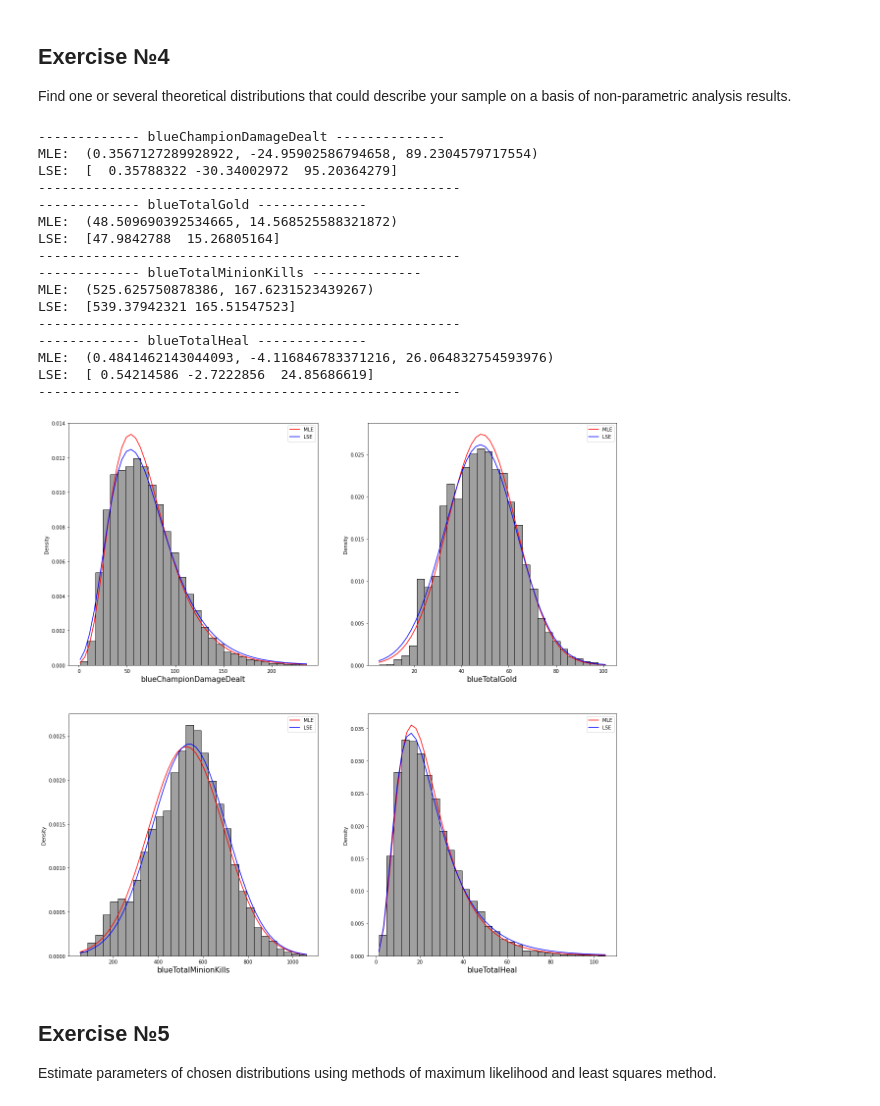
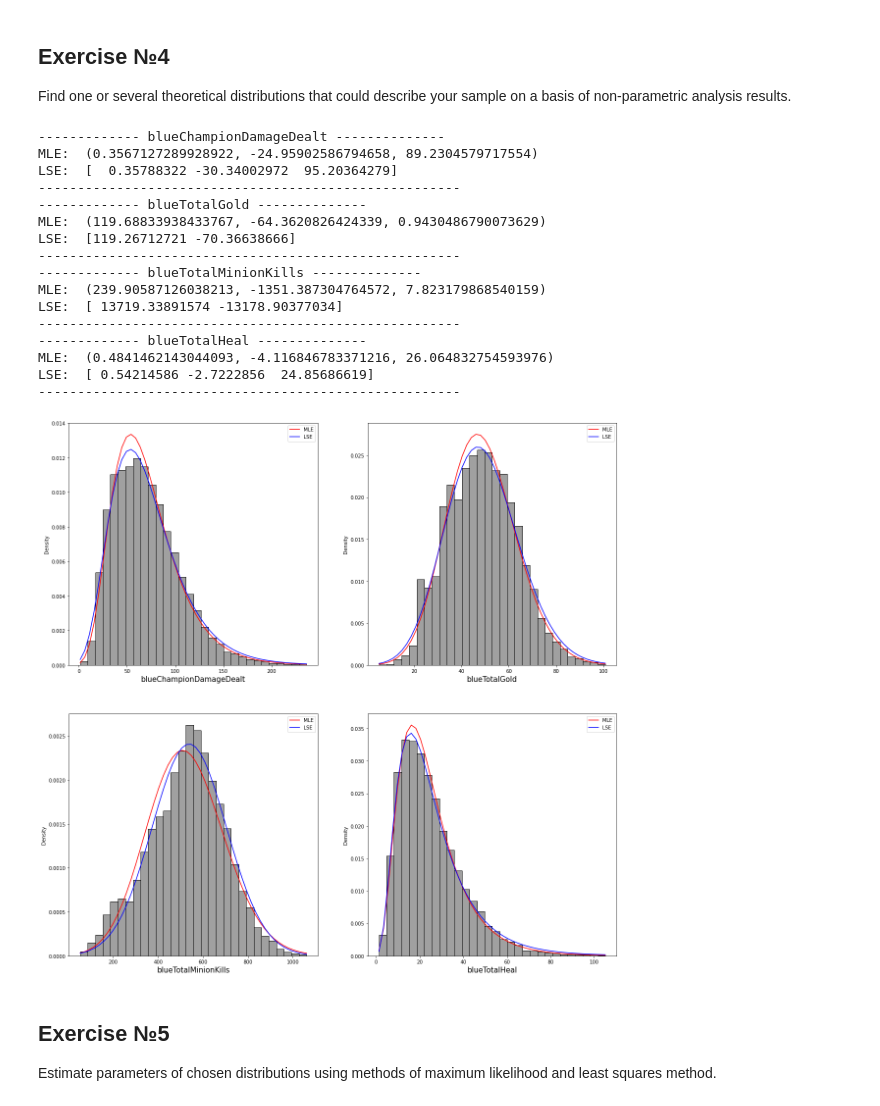
Before and after one commit to vandosik/M-M-MSA, a Jupyter notebook: Lab_1/lab_1.ipynb, the cells around one changed output. Drawn from its saved outputs; the diff is of its cells as text; code cells hidden in the pictures.

Commit message:
Lab_1: Changed norm distrib to vhi2, Removed BUG with historeamm in ex4

```diff
--- a/Lab_1/lab_1.ipynb
+++ b/Lab_1/lab_1.ipynb
@@ -167,8 +167,8 @@ for i in range(2):
     for j in range(2):
     # Determination of the parameters of the distribution
         col_name = col_names[col_idx]
-        # Prepare data for least squares method BUG: ax (not axes) stands here not to print this hist
-        hist_data = ax[i, j].hist(source_df[col_name], density=True, bins=50, color='grey') # BUG: Why is this plot not visible????
+        # Prepare data for least squares method, but do not show this histogramm
+        hist_data = axes[i, j].hist(source_df[col_name], density=True, bins=50, color='grey', visible=False)
         sns.histplot(source_df[col_name], kde=False, bins=30, stat='density', ax=axes[i, j], palette='Set3', color = 'grey')
         min_amount, max_amount = source_df[col_name].min(), source_df[col_name].max()
 
@@ -191,10 +191,9 @@ for i in range(2):
             pdf_mle = sp.stats.lognorm.pdf(x, *mle_params)
 
         elif col_name == 'blueTotalGold' or "blueTotalMinionKills":
-            mle_params = sp.stats.norm.fit(source_df[col_name])
+            mle_params = sp.stats.chi2.fit(source_df[col_name], loc=1.1, scale=1.1)
             print("MLE: ", mle_params)
-            pdf_mle = sp.stats.norm.pdf(x, *mle_params)
-
+            pdf_mle = sp.stats.chi2.pdf(x, *mle_params)
 
 
         axes[i, j].plot(x, pdf_mle, color='r', label="MLE")
@@ -213,45 +212,45 @@ for i in range(2):
             pdf_lsm = sp.stats.lognorm.pdf(x, *lse_params.x)
 
         elif col_name == 'blueTotalGold' or "blueTotalMinionKills":
-            def norm(arg_x, loc, scale):
-                return sp.stats.norm.pdf(arg_x, loc, scale)
+            def chi2(arg_x, loc, scale):
+                return sp.stats.chi2.pdf(arg_x, loc, scale)
 
             def lst_sqrs(par_ar, gt, x):
                 loc, scale = par_ar
-                return sum((gt - norm(x, loc, scale))**2)
+                return sum((gt - chi2(x, loc, scale))**2)
 
             lse_params = minimize(lst_sqrs, [10., 10.], method = 'Nelder-Mead', args=(hist_vals, hist_bins), tol=0.001, options={'disp': False})
             print("LSE: ",lse_params.x)
-            pdf_lsm = sp.stats.norm.pdf(x, *lse_params.x)
+            pdf_lsm = sp.stats.chi2.pdf(x, *lse_params.x)
 
 
         mle_params_list.append(mle_params)
-        lse_params_list.append(lse_params)
+        lse_params_list.append(lse_params.x)
 
         axes[i, j].plot(x, pdf_lsm, color='b', label='LSE')
         axes[i, j].set_xlabel(col_names[col_idx], fontsize = 15)
         axes[i, j].legend()
         col_idx += 1
 
         print("------------------------------------------------------")
 # %% [output]
 ------------- blueChampionDamageDealt --------------
 MLE:  (0.3567127289928922, -24.95902586794658, 89.2304579717554)
 LSE:  [  0.35788322 -30.34002972  95.20364279]
 ------------------------------------------------------
 ------------- blueTotalGold --------------
-MLE:  (48.509690392534665, 14.568525588321872)
-LSE:  [47.9842788  15.26805164]
+MLE:  (119.68833938433767, -64.3620826424339, 0.9430486790073629)
+LSE:  [119.26712721 -70.36638666]
 ------------------------------------------------------
 ------------- blueTotalMinionKills --------------
-MLE:  (525.625750878386, 167.6231523439267)
-LSE:  [539.37942321 165.51547523]
+MLE:  (239.90587126038213, -1351.387304764572, 7.823179868540159)
+LSE:  [ 13719.33891574 -13178.90377034]
 ------------------------------------------------------
 ------------- blueTotalHeal --------------
 MLE:  (0.4841462143044093, -4.116846783371216, 26.064832754593976)
 LSE:  [ 0.54214586 -2.7222856  24.85686619]
 ------------------------------------------------------
-[figure, old version]
+[figure, new version]
 # %% [markdown]
 ## Exercise №5
 Estimate parameters of chosen distributions using methods of maximum likelihood and least squares method.
```
Also changed, not shown: parts of 2 cells of this notebook.
